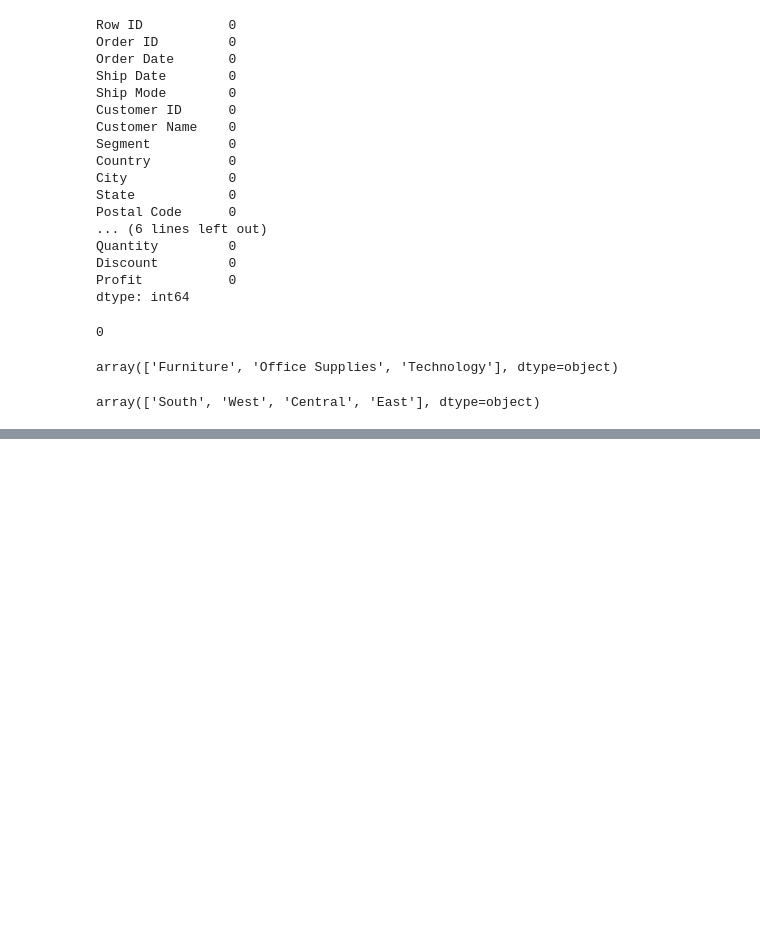
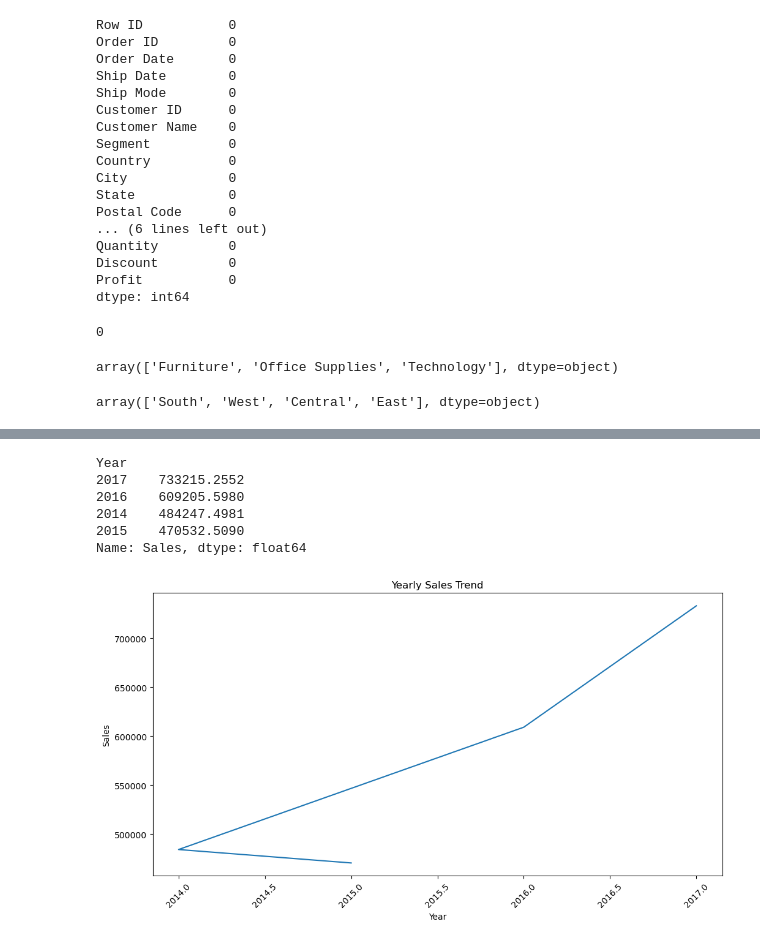
Before and after one commit to SuminChhetri/PROJECTS, a Jupyter notebook: Superstore_datacleaning.ipynb, the cells around one changed output, grey strips where cells are left out. Cells and saved outputs as stored; diff of their text form; code cells hidden in the pictures; blank space fills up the shorter version.

Commit message:
cleaning, exploring, visualising and forecasting

```diff
--- a/Superstore_datacleaning.ipynb
+++ b/Superstore_datacleaning.ipynb
@@ -93,4 +81,7 @@ df['Region'].unique()
 # %% [output]
 array(['South', 'West', 'Central', 'East'], dtype=object)
 # %%
-df['Discount'].fillna(0, inplace = True)
+#Handle missing valyes
+df.fillna({'Discount':0}, inplace = True)
+df.dropna(inplace=True)
+df.drop_duplicates(inplace = True)
@@ -123,0 +88,8 @@ df
+# %%
+#Converting the date columns
+df['Order Date'] = pd.to_datetime(df['Order Date'])
+df['Ship Date'] = pd.to_datetime(df['Ship Date'])
+# %%
+#Creating new features
+df['Year'] = df['Order Date'].dt.year
+df['Month'] = df['Order Date'].dt.month
@@ -123,0 +128,18 @@ df
+# %%
+#Exploring the sales data by year
+sales_data_yearly = df.groupby('Year')['Sales'].sum().sort_values(ascending = False)
+print(sales_data_yearly)
+# %% [output]
+Year
+2017    733215.2552
+2016    609205.5980
+2014    484247.4981
+2015    470532.5090
+Name: Sales, dtype: float64
+# %%
+# Trend of sales over Time
+sales_data_yearly.plot(figsize=(12,6), title = 'Yearly Sales Trend', xlabel='Year', ylabel='Sales')
+plt.xticks(rotation = 45)
+plt.show()
+# %% [output]
+[figure, added]
```
Also changed, not shown: parts of 17 cells of this notebook.
